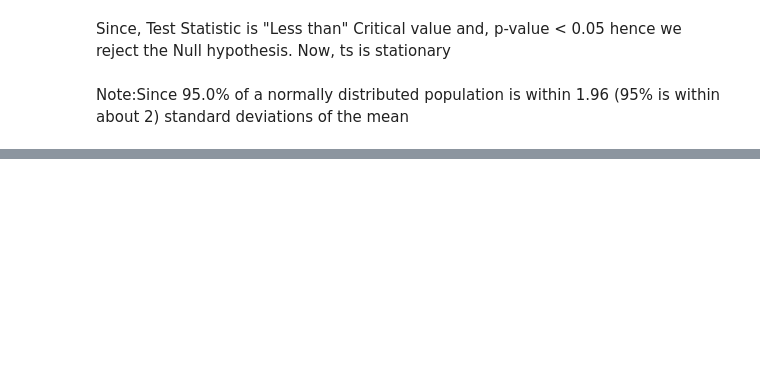
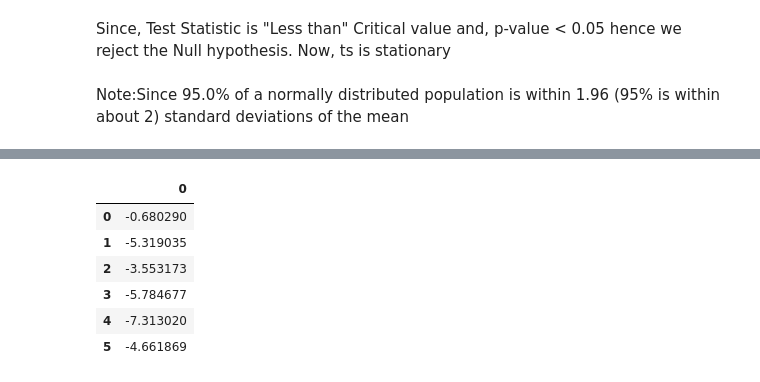
Before and after one commit to Sachindeo/Machine-Learning, a Jupyter notebook: Time_Series_Ga.ipynb, the cells around one changed output, grey strips where cells are left out. Drawn from its saved outputs; the diff is of its cells as text; code cells hidden in the pictures; blank space fills up the shorter version.

```diff
--- a/Time_Series_Ga.ipynb
+++ b/Time_Series_Ga.ipynb
@@ -520,0 +538,4 @@ Freq: MS, Name: Volume, dtype: float64
+# %%
+#Residual Analysis
+residuals = [test[i]-future_forecast_2['Prediction'][i] for i in range(len(future_forecast_2))]
+residuals = pd.DataFrame(residuals)
@@ -520,0 +552,10 @@ Freq: MS, Name: Volume, dtype: float64
+# %%
+residuals
+# %% [output]
+|  | 0 |
+| 0 | -0.680290 |
+| 1 | -5.319035 |
+| 2 | -3.553173 |
+| 3 | -5.784677 |
+| 4 | -7.313020 |
+| 5 | -4.661869 |
```
Also changed, not shown: parts of 36 cells of this notebook.
